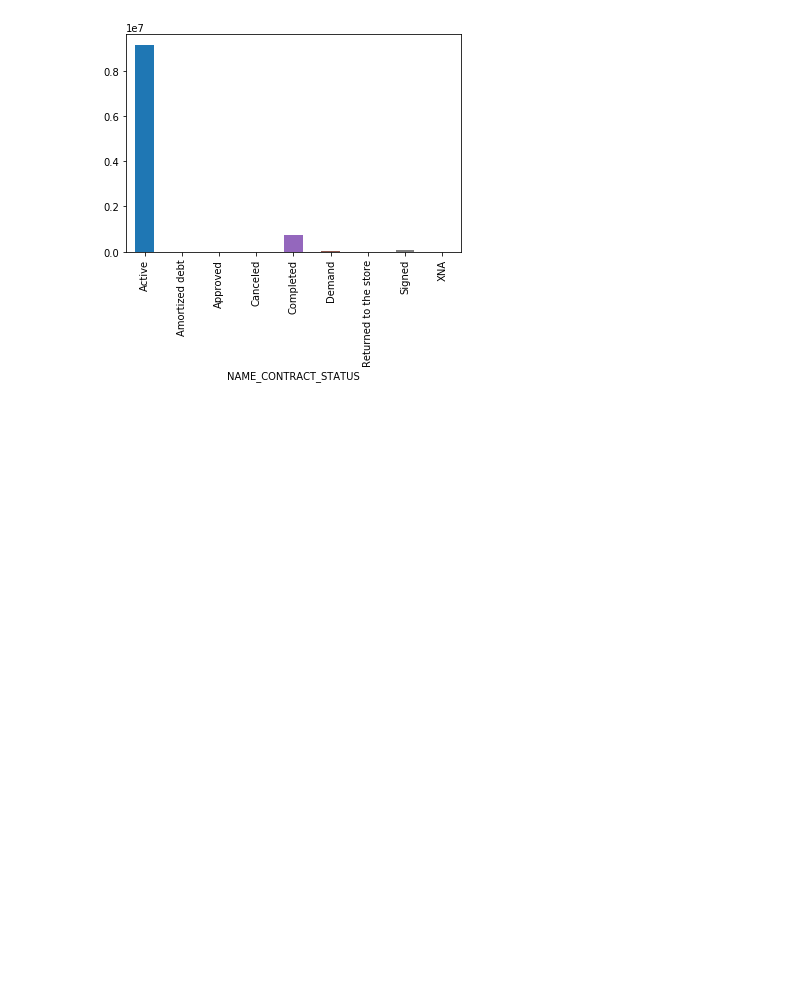
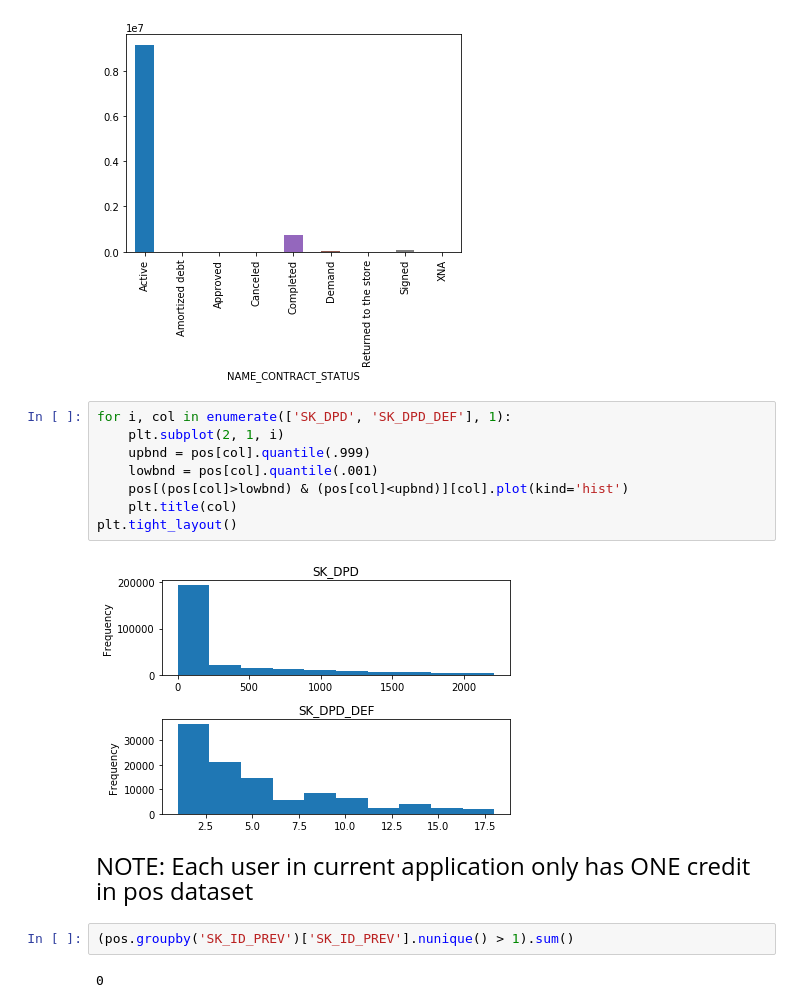
Before and after one commit to jz95/Solution-for-Kaggle-Home-Credit-Default-Risk, a Jupyter notebook: notebook/POS_CASH_BALANCE.ipynb, the cells around one changed output. Cells and saved outputs as stored; diff of their text form; blank space fills up the shorter version.

```diff
--- a/notebook/POS_CASH_BALANCE.ipynb
+++ b/notebook/POS_CASH_BALANCE.ipynb
@@ -37,3 +50,19 @@ pos.groupby('NAME_CONTRACT_STATUS')['SK_ID_CURR'].count().plot(kind='bar')
 # %% [output]
 <matplotlib.axes._subplots.AxesSubplot at 0x...>
 [figure]
+# %%
+for i, col in enumerate(['SK_DPD', 'SK_DPD_DEF'], 1):
+    plt.subplot(2, 1, i)
+    upbnd = pos[col].quantile(.999)
+    lowbnd = pos[col].quantile(.001)
+    pos[(pos[col]>lowbnd) & (pos[col]<upbnd)][col].plot(kind='hist')
+    plt.title(col)
+plt.tight_layout()
+# %% [output]
+[figure, added]
+# %% [markdown]
+<font size=5> NOTE: Each user in current application only has ONE credit in pos dataset
+# %%
+(pos.groupby('SK_ID_PREV')['SK_ID_PREV'].nunique() > 1).sum()
+# %% [output]
+0
```
Also changed, not shown: parts of 10 cells of this notebook, 11 other files.
